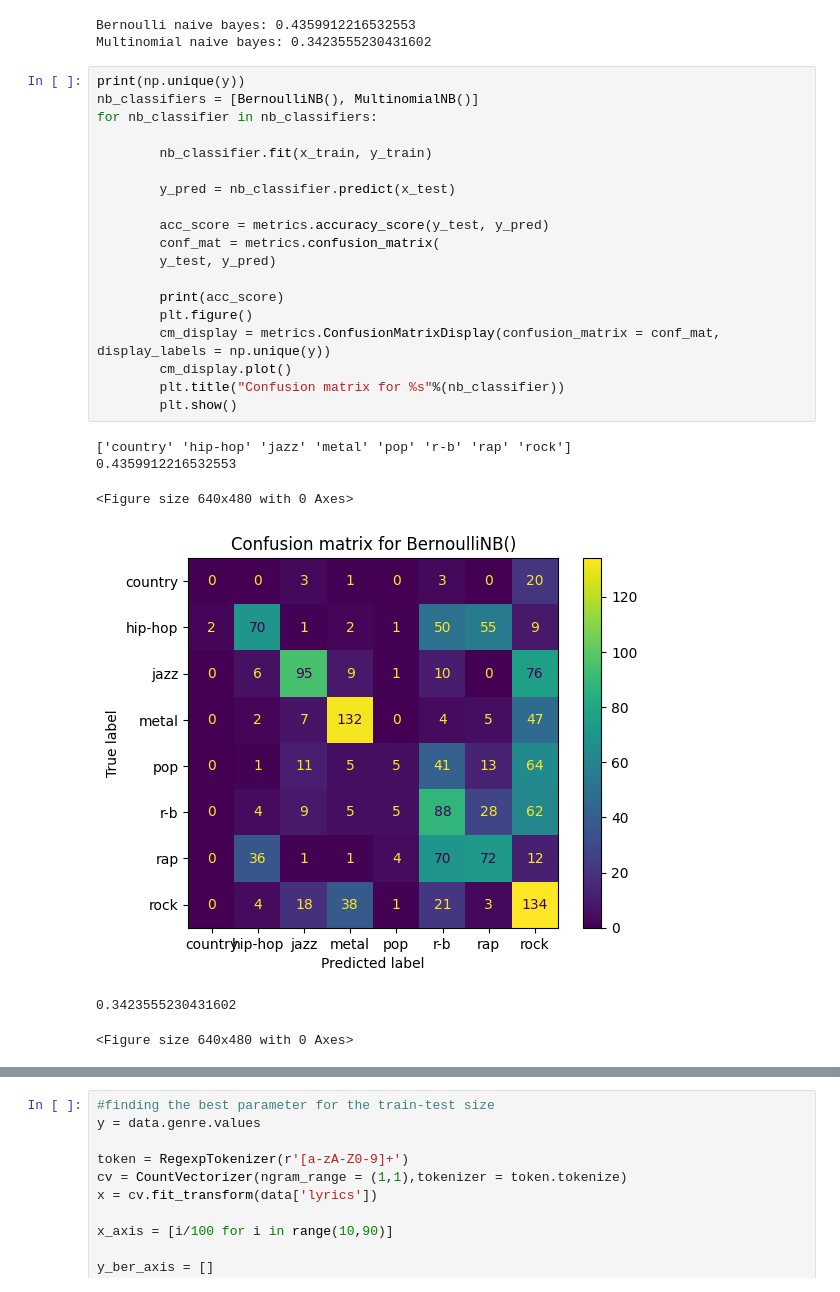
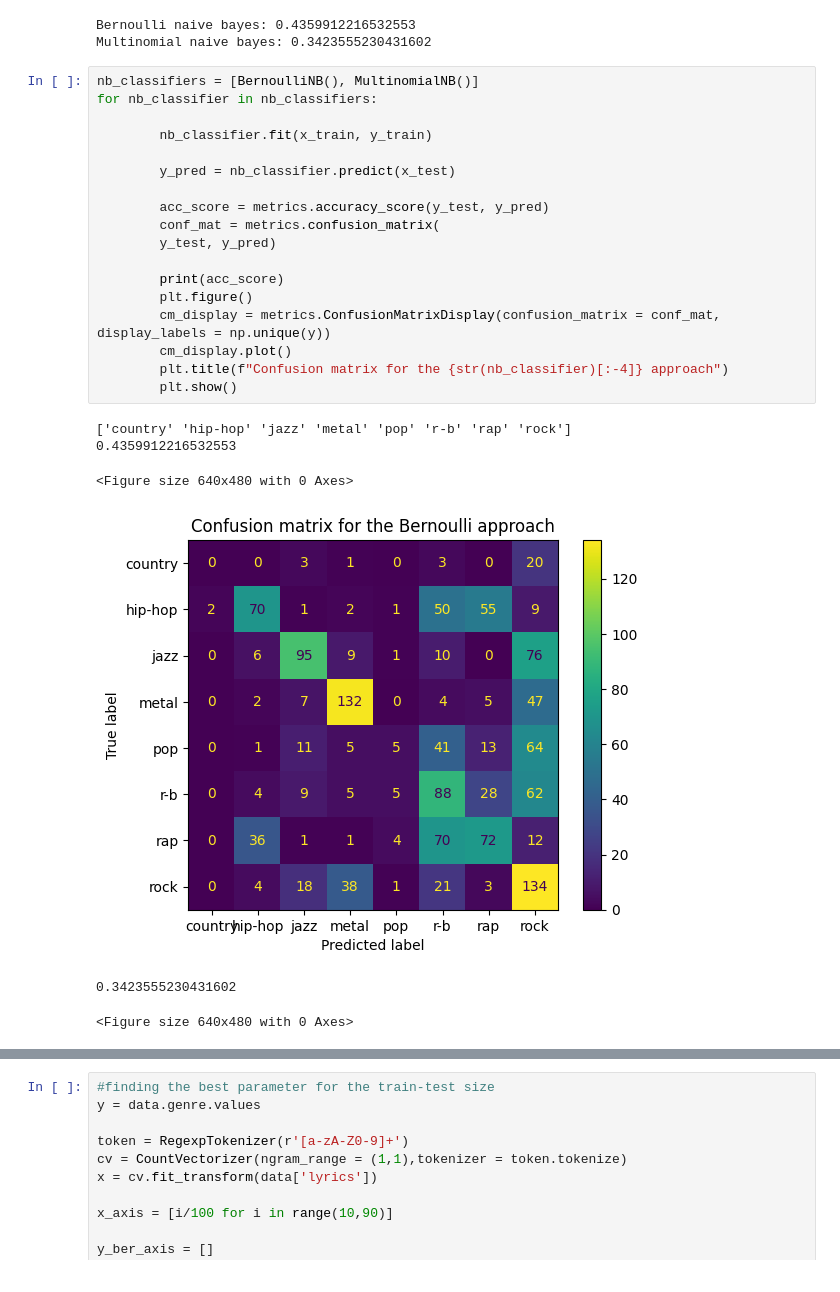
Before and after one commit to louizaaouaouche/Music-genre-classification-based-on-lyrics, a Jupyter notebook: notebook.ipynb, the cells around one changed output, grey strips where cells are left out. Saved outputs shown, nothing was run; the diff lists cells and outputs as text.

Commit message:
little update for the confusion matrices

```diff
--- a/notebook.ipynb
+++ b/notebook.ipynb
@@ -303,28 +303,27 @@ print ("Multinomial naive bayes: %s"%(MultinomialNB().fit(x_train,y_train).score
 Bernoulli naive bayes: 0.4359912216532553
 Multinomial naive bayes: 0.3423555230431602
 # %%
-print(np.unique(y))
 nb_classifiers = [BernoulliNB(), MultinomialNB()]
 for nb_classifier in nb_classifiers:
 
         nb_classifier.fit(x_train, y_train)
 
         y_pred = nb_classifier.predict(x_test)
 
         acc_score = metrics.accuracy_score(y_test, y_pred)
         conf_mat = metrics.confusion_matrix(
         y_test, y_pred)
 
         print(acc_score)
         plt.figure()
         cm_display = metrics.ConfusionMatrixDisplay(confusion_matrix = conf_mat, display_labels = np.unique(y))
         cm_display.plot()
-        plt.title("Confusion matrix for %s"%(nb_classifier))
+        plt.title(f"Confusion matrix for the {str(nb_classifier)[:-4]} approach")
         plt.show()
 # %% [output]
 ['country' 'hip-hop' 'jazz' 'metal' 'pop' 'r-b' 'rap' 'rock']
 0.4359912216532553
 <Figure size 640x480 with 0 Axes>
-[figure, old version]
+[figure, new version]
 0.3423555230431602
 <Figure size 640x480 with 0 Axes>
```
Also changed, not shown: parts of 2 cells of this notebook.
